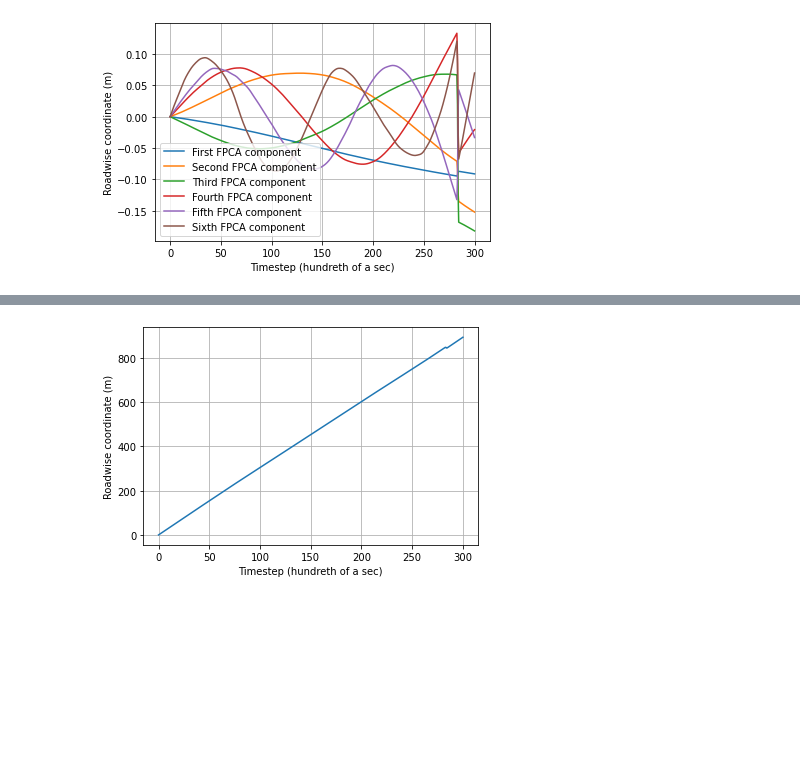
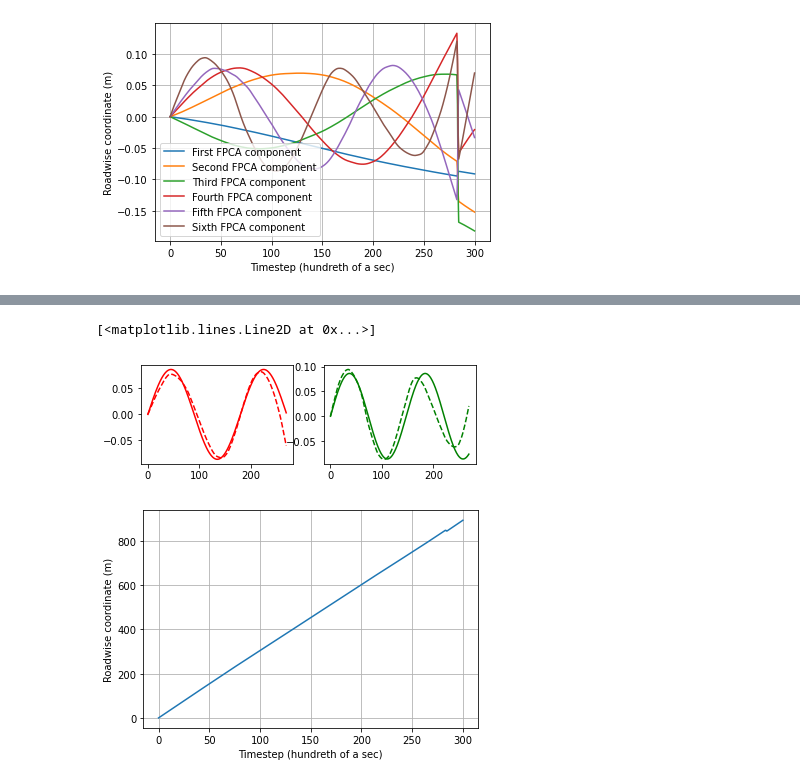
Before and after one commit to thinhhoang95/anomaly-detection-ngsim2, a Jupyter notebook: pwms_spherical/2_why_fpca_fourier.ipynb, the cells around one changed output, grey strips where cells are left out. Cells and saved outputs as stored; diff of their text form; code cells hidden in the pictures; blank space fills up the shorter version.

```diff
--- a/pwms_spherical/2_why_fpca_fourier.ipynb
+++ b/pwms_spherical/2_why_fpca_fourier.ipynb
@@ -67,3 +86,13 @@ print('')
+# %%
+plt.subplot(2,2,1)
+plt.plot(xr, dctb[5,:], 'r-')
+plt.plot(xr, orig_y_basis[4, :270], 'r--')
+plt.subplot(2,2,2)
+plt.plot(xr, dctb[6,:], 'g-')
+plt.plot(xr, orig_y_basis[5, :270], 'g--')
+# %% [output]
+[<matplotlib.lines.Line2D at 0x...>]
+[figure, added]
 # %%
 fpca_y.mean_.plot()
 plt.xlabel('Timestep (hundreth of a sec)')
```
Also changed, not shown: parts of 12 cells of this notebook, 2 other files.
